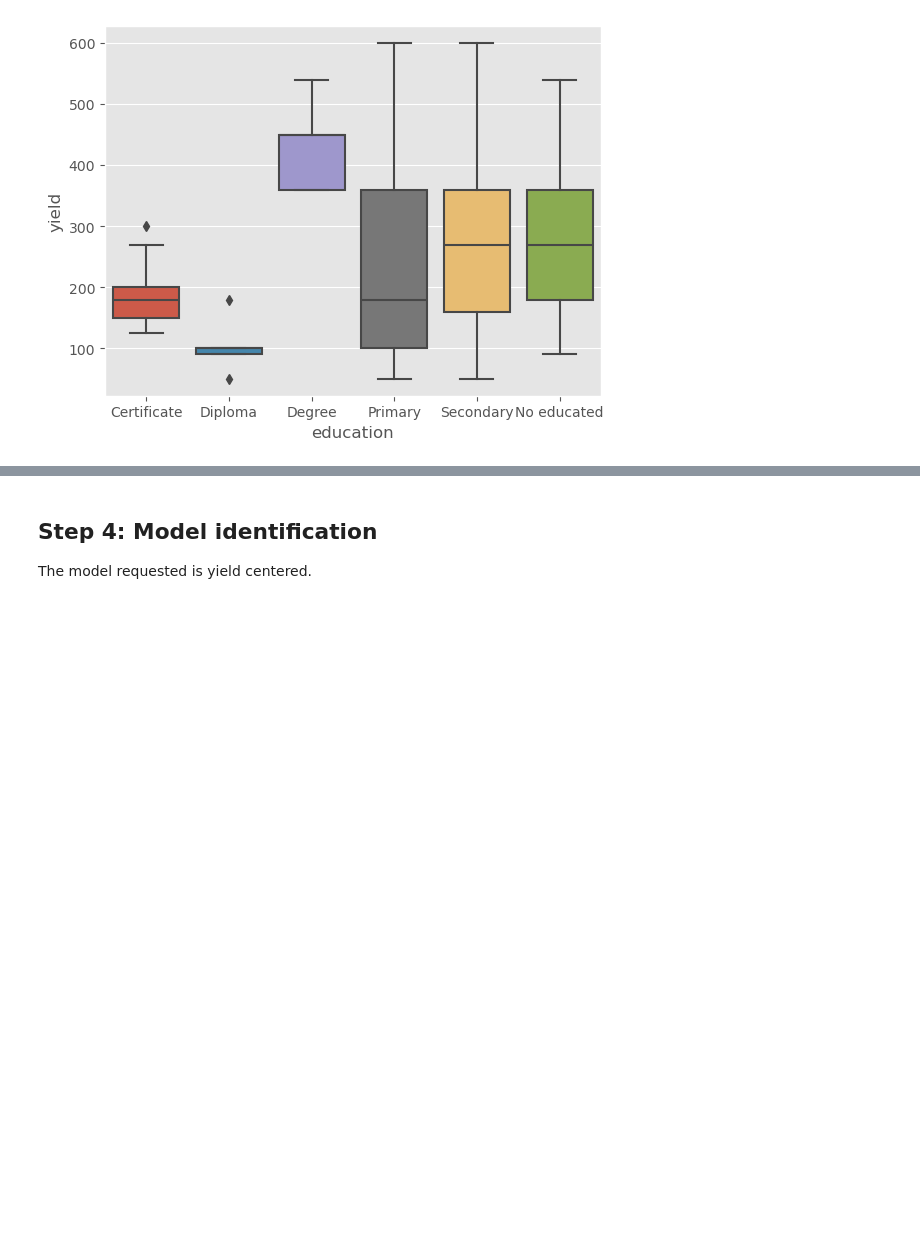
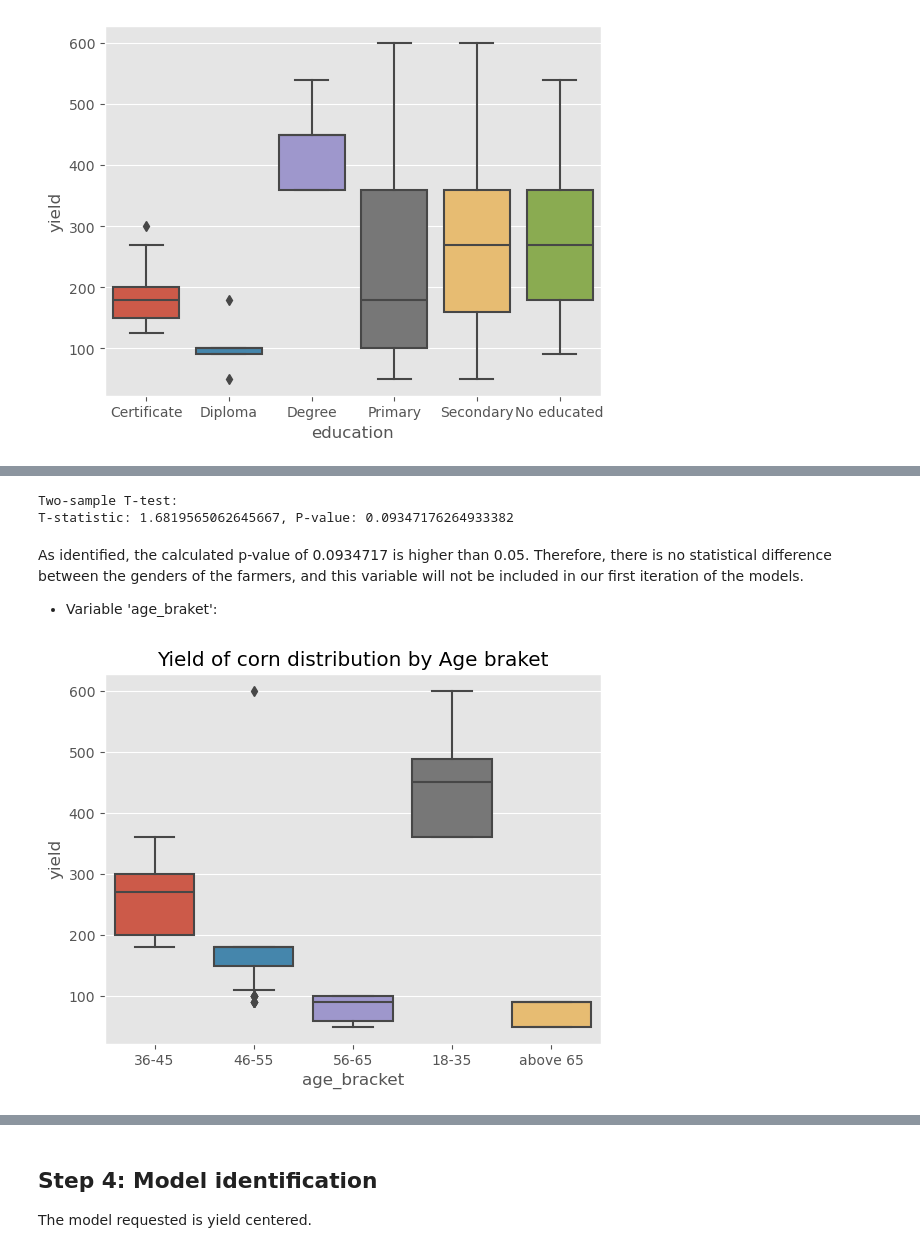
Before and after one commit to bizzaccelerator/midterm-project-mlzoomcamp, a Jupyter notebook: notebook.ipynb, the cells around one changed output, grey strips where cells are left out. Saved outputs shown, nothing was run; the diff lists cells and outputs as text; code cells hidden in the pictures; blank space fills up the shorter version.

```diff
--- a/notebook.ipynb
+++ b/notebook.ipynb
@@ -315,0 +348,19 @@ Text(0, 0.5, 'Count of farmer')
+# %%
+# Use T-test
+t_stat, t_p = ttest_ind(male_yield, female_yield, equal_var=True)
+print("\nTwo-sample T-test:")
+print(f"T-statistic: {t_stat}, P-value: {t_p}")
+# %% [output]
+Two-sample T-test:
+T-statistic: 1.6819565062645667, P-value: 0.09347176264933382
+# %% [markdown]
+As identified, the calculated p-value of 0.0934717 is higher than 0.05. Therefore, there is no statistical difference between the genders of the farmers, and this variable will not be included in our first iteration of the models.
+
+- Variable 'age_braket':
+# %%
+# The 'age_bracket' variable behave as:
+sns.boxplot(x="age_bracket", y="yield", data=corn_subset)
+plt.title("Yield of corn distribution by Age braket")
+plt.show()
+# %% [output]
+[figure, added]
```
Also changed, not shown: parts of 11 cells of this notebook.
